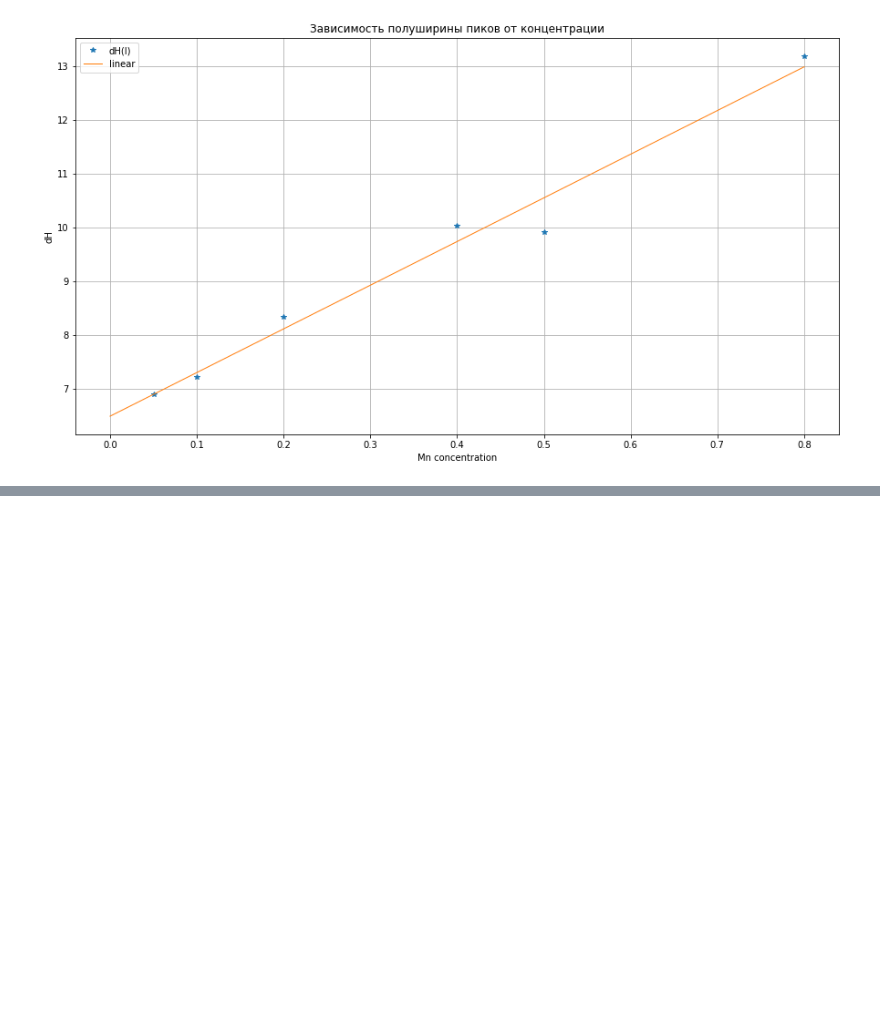
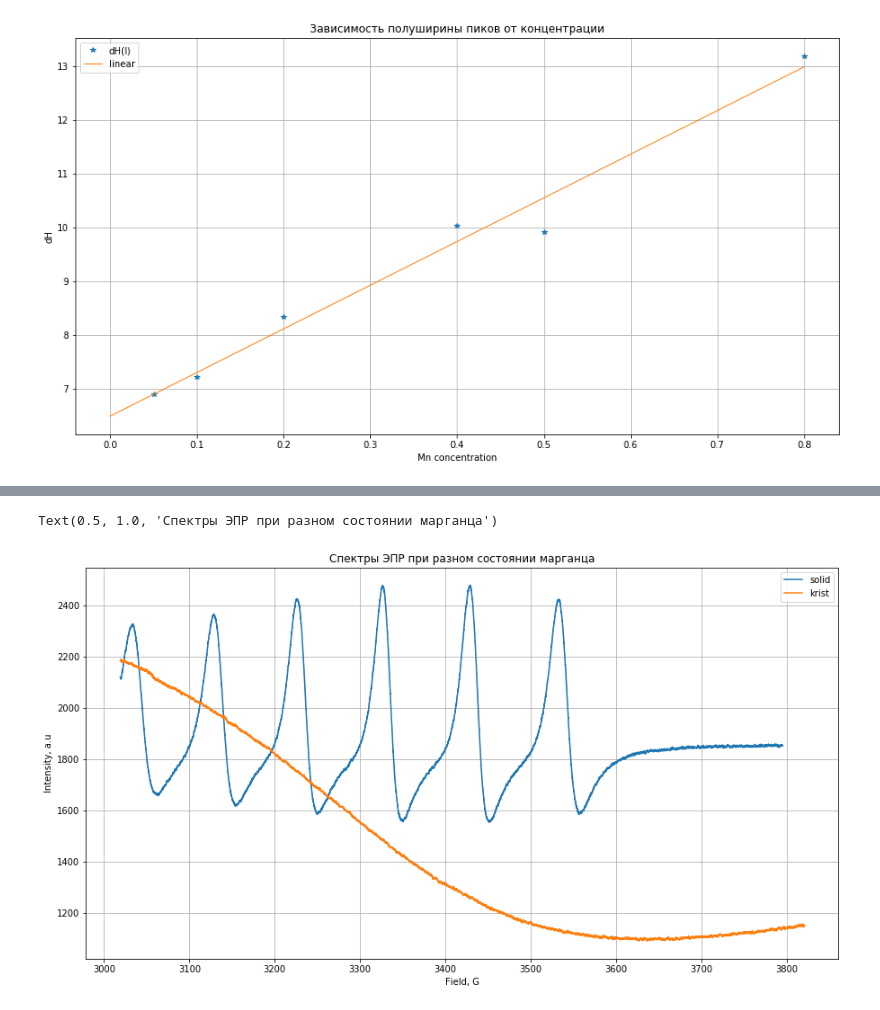
Before and after one commit to PKalashnikov12/EPR, a Jupyter notebook: EPR.ipynb, the cells around one changed output, grey strips where cells are left out. Drawn from its saved outputs; the diff is of its cells as text; code cells hidden in the pictures; blank space fills up the shorter version.

```diff
--- a/EPR.ipynb
+++ b/EPR.ipynb
@@ -225,0 +275,18 @@ Text(0.5, 1.0, 'Зависимость полуширины пиков от ко
+# %%
+mnkrist = pd.read_csv("2-2_Mn_1000mA_x10.epr.txt", sep = "\t", names  = ['Field', 'intensity'],skiprows=[0])
+xkrist = mnkrist['Field']
+ykrist = mnkrist['intensity']
+# %%
+plt.figure(figsize=(15, 8)) # можно указать явно ширину и высоту графика (строчка не обязательна)\n",
+plt.plot(x01,y01, label='solid')
+plt.plot(xkrist,ykrist,label='krist')
+plt.legend() # показывать легенду,
+plt.grid() # включить отрисовку сетки c определенными параметрами\n",
+plt.yticks() # можно явно указать, как подписывать ось\n",
+plt.xticks()
+plt.xlabel('Field, G')
+plt.ylabel('Intensity, a.u')
+plt.title('Спектры ЭПР при разном состоянии марганца')
+# %% [output]
+Text(0.5, 1.0, 'Спектры ЭПР при разном состоянии марганца')
+[figure, added]
```
Also changed, not shown: parts of 8 cells of this notebook.
